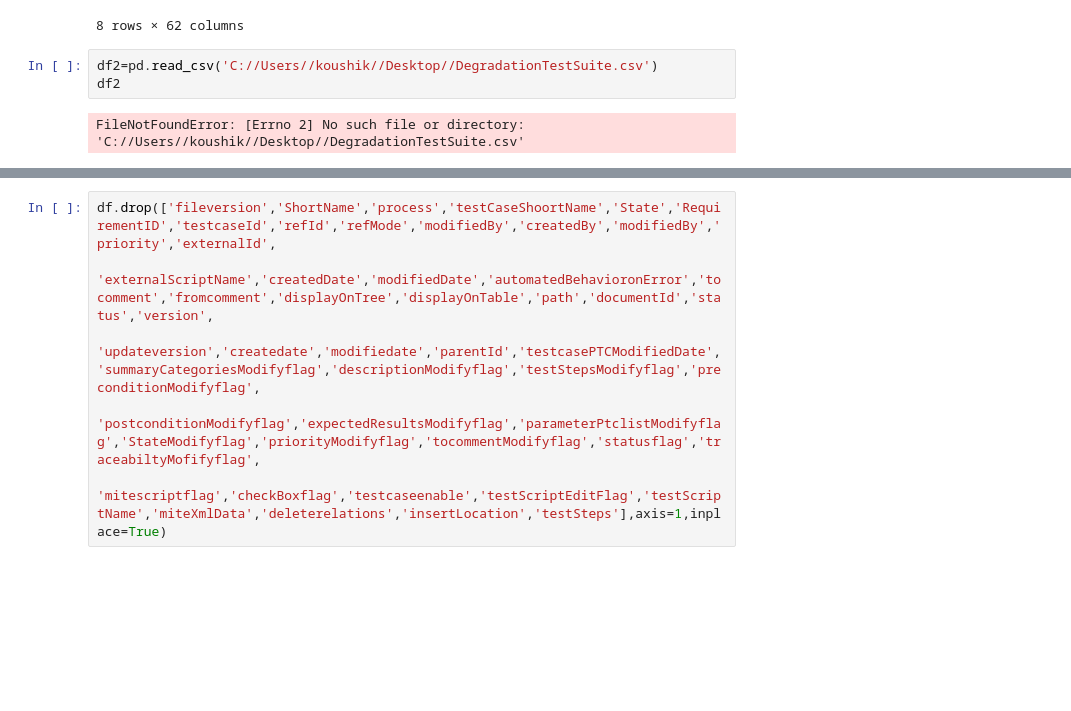
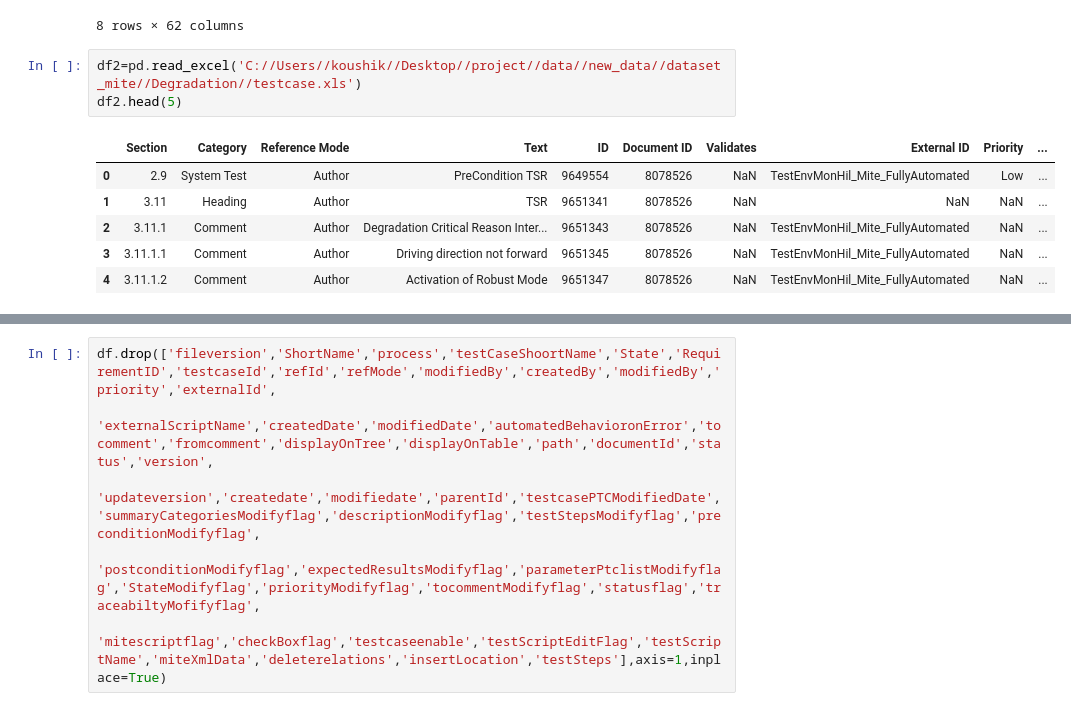
Before and after one commit to Koushik-Ambadi/llm-finetuning, a Jupyter notebook: jupyterNotebooks/initial_data_exploration.ipynb, the cells around one changed output, grey strips where cells are left out. Cells and saved outputs as stored; diff of their text form; blank space fills up the shorter version.

```diff
--- a/jupyterNotebooks/initial_data_exploration.ipynb
+++ b/jupyterNotebooks/initial_data_exploration.ipynb
@@ -58,7 +58,12 @@ df1[df1[string]=='Test']
 | 264 | 1.1 | TestCase-1732191035961 | ONLY Pack Pyro Fuse Inhibition Set | Test | TestCase-1732191035961 | NaN | Active | ... |
 8 rows × 62 columns
 # %%
-df2=pd.read_csv('C://Users//koushik//Desktop//DegradationTestSuite.csv')
-df2
+df2=pd.read_excel('C://Users//koushik//Desktop//project//data//new_data//dataset_mite//Degradation//testcase.xls')
+df2.head(5)
 # %% [output]
-FileNotFoundError: [Errno 2] No such file or directory: 'C://Users//koushik//Desktop//DegradationTestSuite.csv'
+|  | Section | Category | Reference Mode | Text | ID | Document ID | Validates | External ID | Priority | ... |
+| 0 | 2.9 | System Test | Author | PreCondition TSR | 9649554 | 8078526 | NaN | TestEnvMonHil_Mite_FullyAutomated | Low | ... |
+| 1 | 3.11 | Heading | Author | TSR | 9651341 | 8078526 | NaN | NaN | NaN | ... |
+| 2 | 3.11.1 | Comment | Author | Degradation Critical Reason Inter... | 9651343 | 8078526 | NaN | TestEnvMonHil_Mite_FullyAutomated | NaN | ... |
+| 3 | 3.11.1.1 | Comment | Author | Driving direction not forward | 9651345 | 8078526 | NaN | TestEnvMonHil_Mite_FullyAutomated | NaN | ... |
+| 4 | 3.11.1.2 | Comment | Author | Activation of Robust Mode | 9651347 | 8078526 | NaN | TestEnvMonHil_Mite_FullyAutomated | NaN | ... |
```
Also changed, not shown: parts of 5 cells of this notebook, 2 other files.
